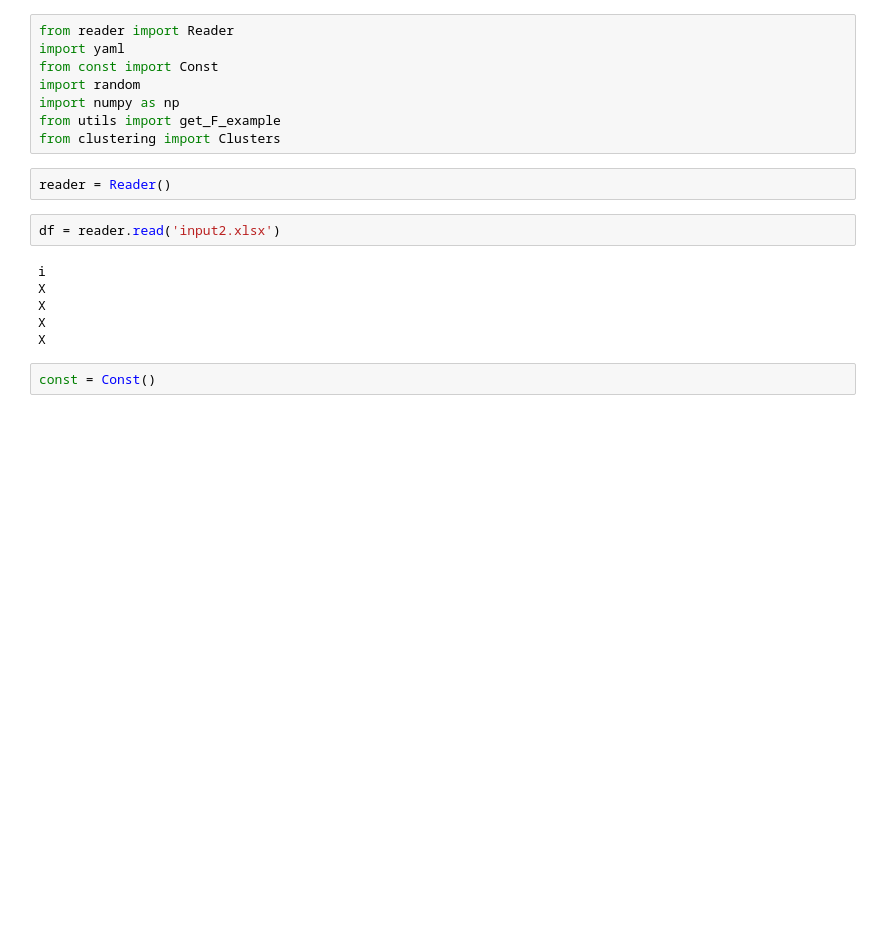
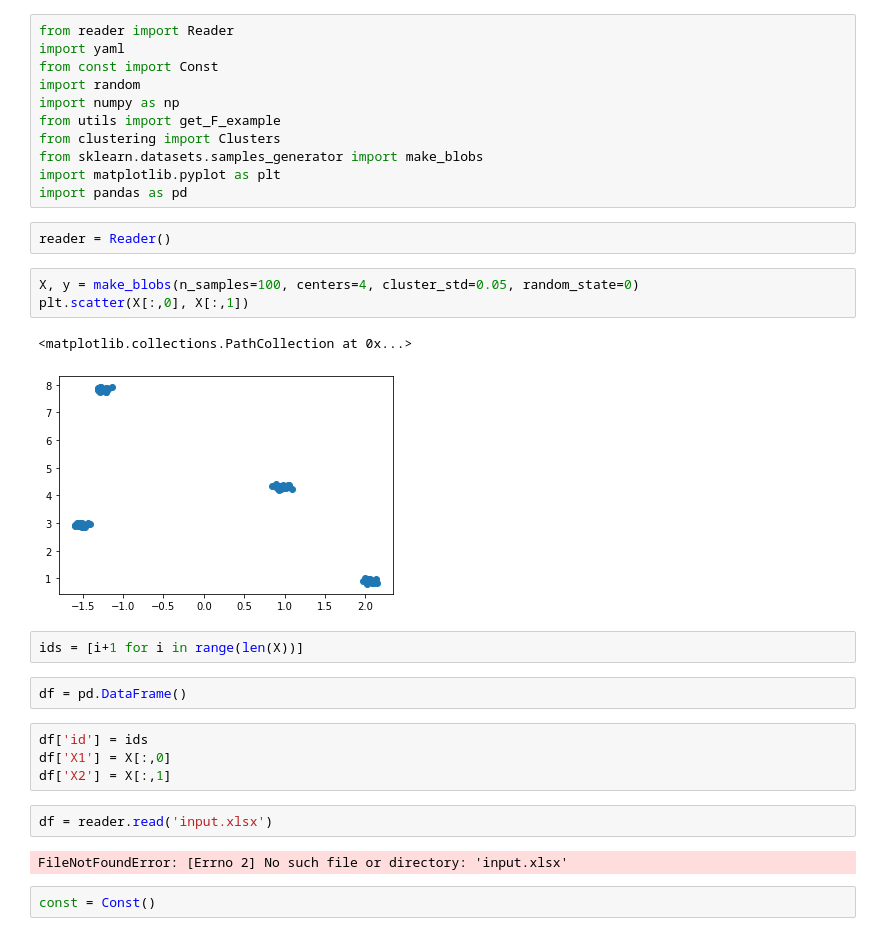
Before and after one commit to Jack55rus/clusters, a Jupyter notebook: Main.ipynb, the cells around one changed output. Saved outputs shown, nothing was run; the diff lists cells and outputs as text; blank space fills up the shorter version.

```diff
--- a/Main.ipynb
+++ b/Main.ipynb
@@ -6,16 +6,29 @@ import random
 import numpy as np
 from utils import get_F_example
 from clustering import Clusters
+from sklearn.datasets.samples_generator import make_blobs
+import matplotlib.pyplot as plt
+import pandas as pd
 # %%
 reader = Reader()
+# %%
+X, y = make_blobs(n_samples=100, centers=4, cluster_std=0.05, random_state=0)
+plt.scatter(X[:,0], X[:,1])
+# %% [output]
+<matplotlib.collections.PathCollection at 0x...>
+[figure, added]
+# %%
+ids = [i+1 for i in range(len(X))]
+# %%
+df = pd.DataFrame()
+# %%
+df['id'] = ids
+df['X1'] = X[:,0]
+df['X2'] = X[:,1]
 # %%
-df = reader.read('input2.xlsx')
+df = reader.read('input.xlsx')
 # %% [output]
-i
-X
-X
-X
-X
+FileNotFoundError: [Errno 2] No such file or directory: 'input.xlsx'
 # %%
 const = Const()
 # %%
```
Also changed, not shown: parts of 12 cells of this notebook, 2 other files.
